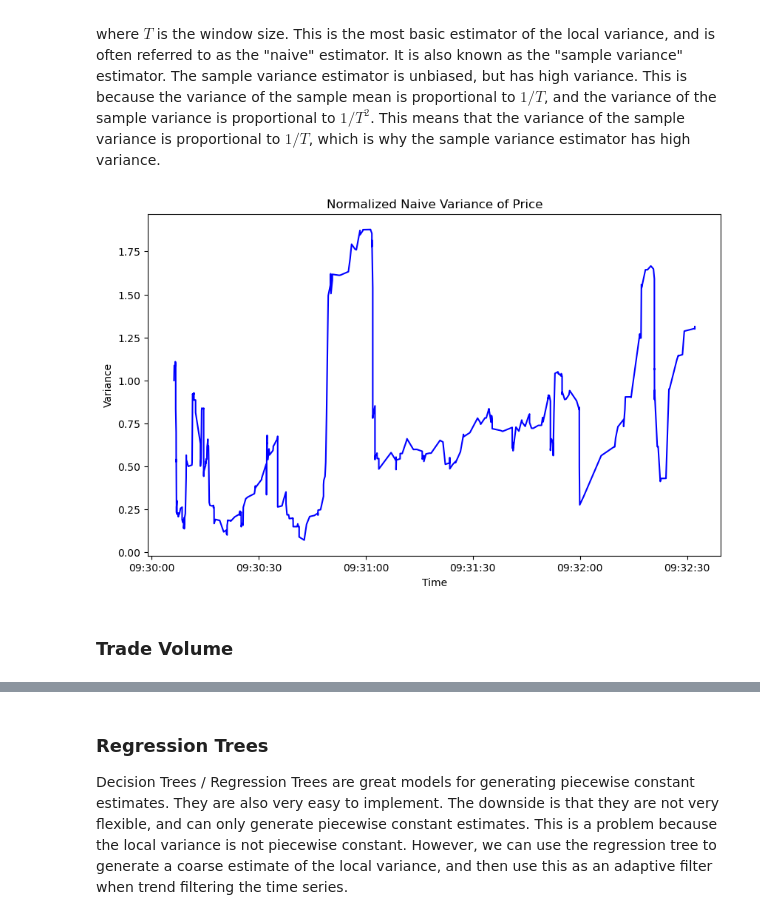
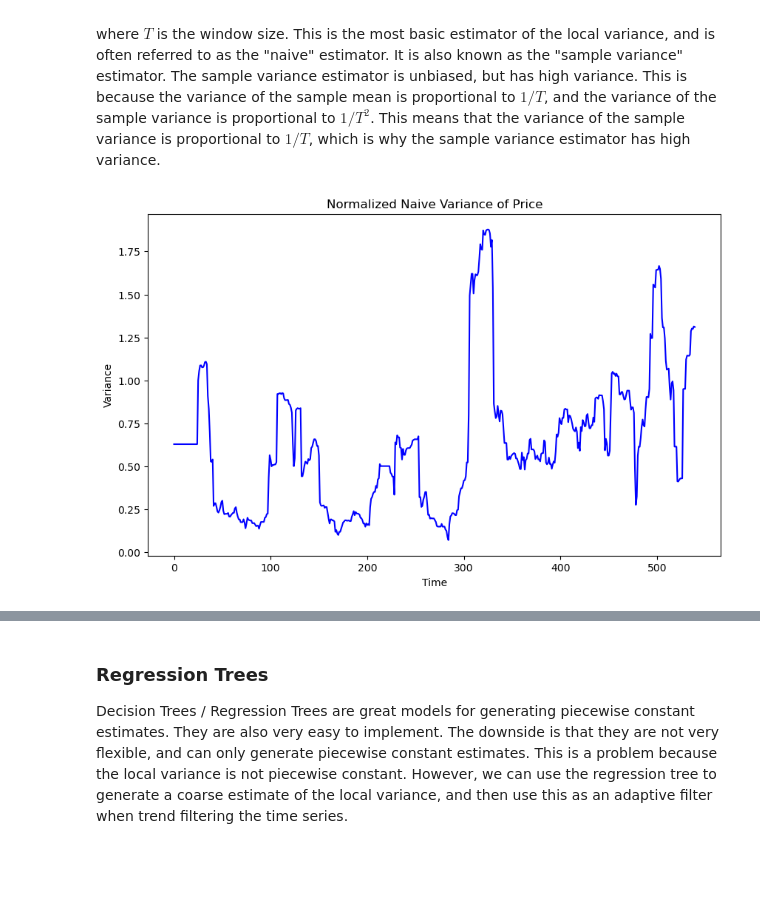
Before and after one commit to jasonbohne123/Adaptive_Signal_Estimation, a Jupyter notebook: research/estimators/Variance_Estimation.ipynb, the cells around one changed output, grey strips where cells are left out. Saved outputs shown, nothing was run; the diff lists cells and outputs as text; code cells hidden in the pictures; blank space fills up the shorter version.

```diff
--- a/research/estimators/Variance_Estimation.ipynb
+++ b/research/estimators/Variance_Estimation.ipynb
@@ -5,13 +5,14 @@ When working with time series (observations of a natural sequential ordering) on
 # %%
 
 import sys
+import time
 import pandas as pd
 import numpy as np
 import matplotlib.pyplot as plt
 sys.path.append("../")
 
 
-PATH = "../../../taq_db/TAQ-Query-Scripts/data/features/2020-01-02/"
+PATH = "../../../../taq_db/TAQ-Query-Scripts/data/features/2020-01-02/"
 sys.path.append(PATH)
 DATA_FILE = "AMZN_reconstructed_features.csv"
 # %%
@@ -80,16 +82,16 @@ def sample_variance(returns, T):
     def compute_sample_variance(x):
         return (x**2).sum() / (T )
     return returns.rolling(T).apply(lambda x: compute_sample_variance(x))
+# %%
+naive_variance = sample_variance(returns, 25).dropna()
+
+padded_variance=np.pad(naive_variance, (25,0),mode='mean')/naive_variance[0]
 # %%
-naive_variance = sample_variance(returns, 25).dropna()
-
 fig, ax = plt.subplots(figsize=(10, 6))
-ax.plot(naive_variance.index, naive_variance.values/naive_variance.values[0], color="blue", label="Naive Variance")
+ax.plot(padded_variance, color="blue", label="Naive Variance")
 ax.set_title("Normalized Naive Variance of Price")
 ax.set_xlabel("Time")
 ax.set_ylabel("Variance")
 plt.show()
 # %% [output]
-[figure, old version]
+[figure, new version]
-# %% [markdown]
-### Trade Volume
```
Also changed, not shown: parts of 22 cells of this notebook, 12 other files.
